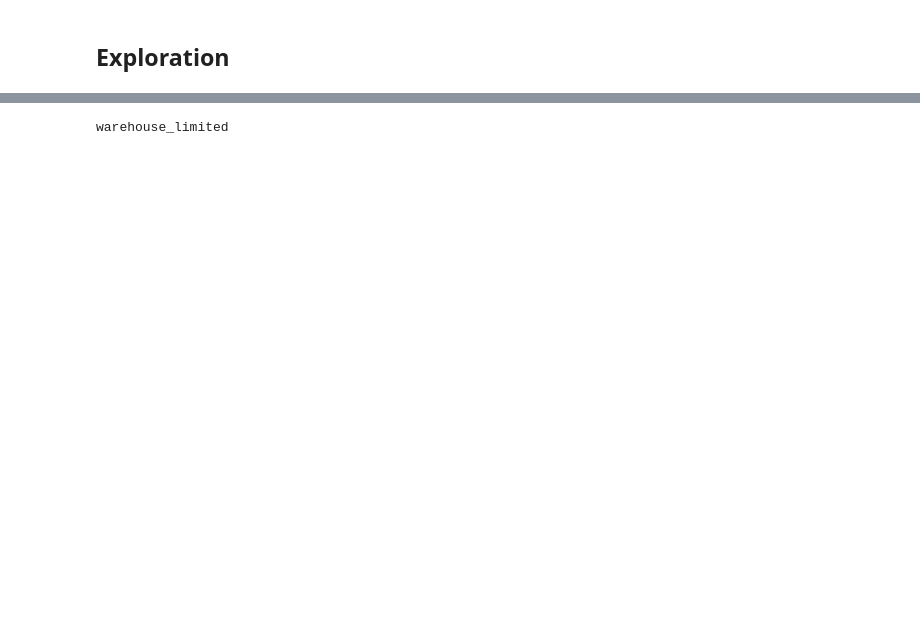
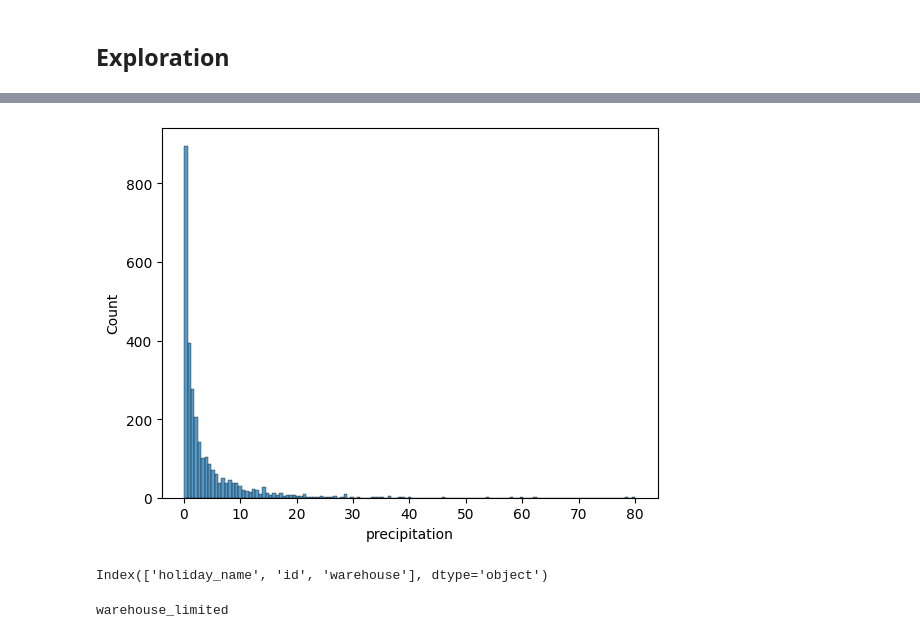
Before and after one commit to notfakearcher/julian, a Jupyter notebook: 04_projects/orders_forecasting/code/orders_forcasting.ipynb, the cells around one changed output, grey strips where cells are left out. Saved outputs shown, nothing was run; the diff lists cells and outputs as text; code cells hidden in the pictures; blank space fills up the shorter version.

```diff
--- a/04_projects/orders_forecasting/code/orders_forcasting.ipynb
+++ b/04_projects/orders_forecasting/code/orders_forcasting.ipynb
@@ -231,3 +313,13 @@ df_all.sample(5)
+# %%
+sns.histplot(data = df_all[df_all['precipitation']!=0], x = 'precipitation')
+plt.show()
+# %% [output]
+[figure, added]
+# %%
+# show categorical columns
+df_all.select_dtypes(include = 'object').columns
+# %% [output]
+Index(['holiday_name', 'id', 'warehouse'], dtype='object')
 # %%
 # print columns that have only one unique value
 for col in df_all.columns:
```
Also changed, not shown: parts of 18 cells of this notebook, 3 other files.
